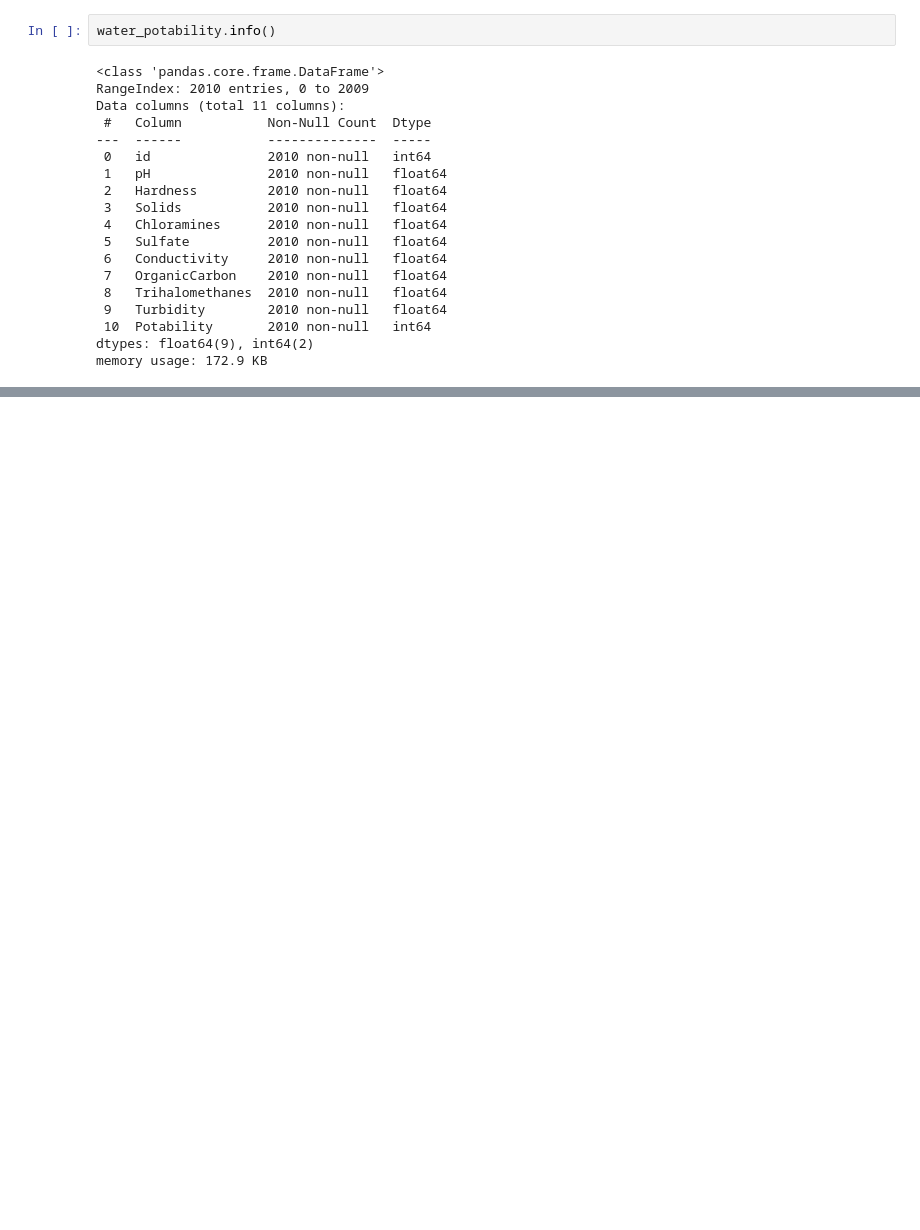
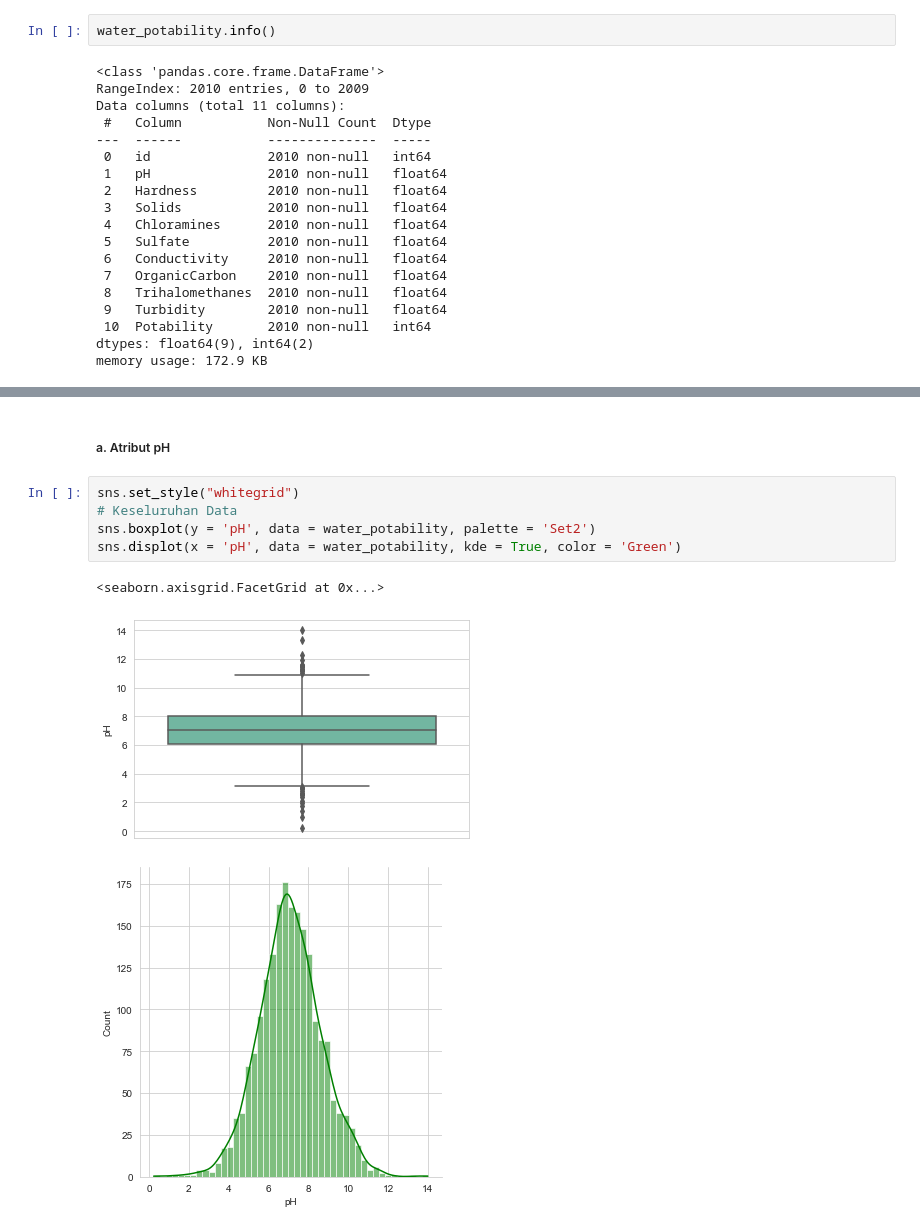
Before and after one commit to HanselTanoto/Tubes-Probstat, a Jupyter notebook: K01-T1-IF2220-13520022.ipynb, the cells around one changed output, grey strips where cells are left out. Drawn from its saved outputs; the diff is of its cells as text; blank space fills up the shorter version.

Commit message:
Add histogram and boxplot

```diff
--- a/K01-T1-IF2220-13520022.ipynb
+++ b/K01-T1-IF2220-13520022.ipynb
@@ -101,0 +142,11 @@ desc
+# %% [markdown]
+##### a. Atribut pH
+# %%
+sns.set_style("whitegrid")
+# Keseluruhan Data
+sns.boxplot(y = 'pH', data = water_potability, palette = 'Set2')
+sns.displot(x = 'pH', data = water_potability, kde = True, color = 'Green')
+# %% [output]
+<seaborn.axisgrid.FacetGrid at 0x...>
+[figure, added]
+[figure, added]
```
Also changed, not shown: parts of 46 cells of this notebook.
